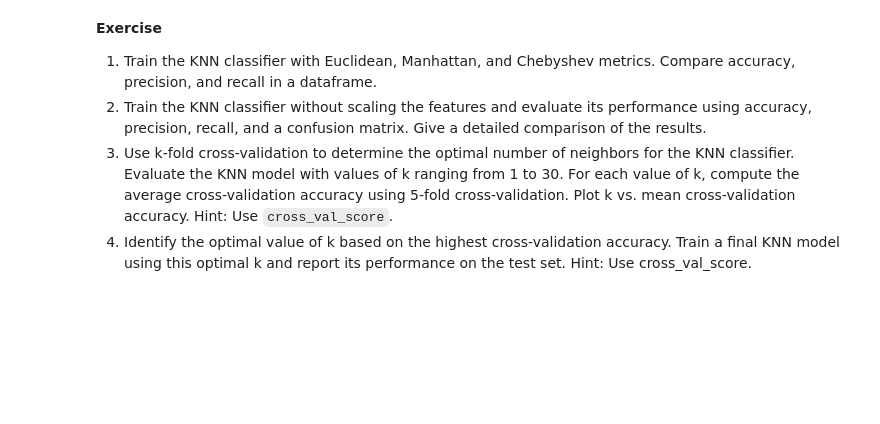
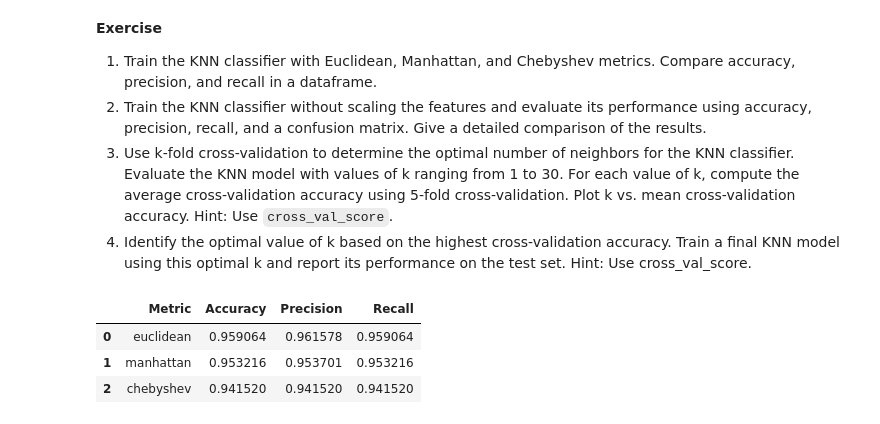
Before and after one commit to melissaviolet/Skill_growth_ds, a Jupyter notebook: Lab 4 - KNN and Naive Bayes.ipynb, the cells around one changed output. Drawn from its saved outputs; the diff is of its cells as text; code cells hidden in the pictures; blank space fills up the shorter version.

Commit message:
Training KNN with euclidean, manhattan and chebyshev then compare metrics

```diff
--- a/Lab 4 - KNN and Naive Bayes.ipynb
+++ b/Lab 4 - KNN and Naive Bayes.ipynb
@@ -256,3 +249,29 @@ plt.show()
 2. Train the KNN classifier without scaling the features and evaluate its performance using accuracy, precision, recall, and a confusion matrix. Give a detailed comparison of the results.
 3. Use k-fold cross-validation to determine the optimal number of neighbors for the KNN classifier. Evaluate the KNN model with values of k ranging from 1 to 30. For each value of k, compute the average cross-validation accuracy using 5-fold cross-validation. Plot k vs. mean cross-validation accuracy. Hint: Use `cross_val_score`.
 4. Identify the optimal value of k based on the highest cross-validation accuracy. Train a final KNN model using this optimal k and report its performance on the test set. Hint: Use cross_val_score.
+# %%
+#KNN with Euclidean, Manhattan, Chebyshev metrics
+
+metrics = ["euclidean", "manhattan", "chebyshev"]
+
+results = []
+
+for metric in metrics:
+    knn = KNeighborsClassifier(n_neighbors=5, metric=metric)
+    knn.fit(X_train_scaled, y_train)
+
+    y_pred = knn.predict(X_test_scaled)
+
+    acc = accuracy_score(y_test, y_pred)
+    precision = precision_score(y_test, y_pred, average='weighted')
+    recall = recall_score(y_test, y_pred, average='weighted')
+
+    results.append([metric, acc, precision, recall])
+
+df_results = pd.DataFrame(results, columns=["Metric", "Accuracy", "Precision", "Recall"])
+df_results
+# %% [output]
+|  | Metric | Accuracy | Precision | Recall |
+| 0 | euclidean | 0.959064 | 0.961578 | 0.959064 |
+| 1 | manhattan | 0.953216 | 0.953701 | 0.953216 |
+| 2 | chebyshev | 0.941520 | 0.941520 | 0.941520 |
```
Also changed, not shown: parts of 2 cells of this notebook.
